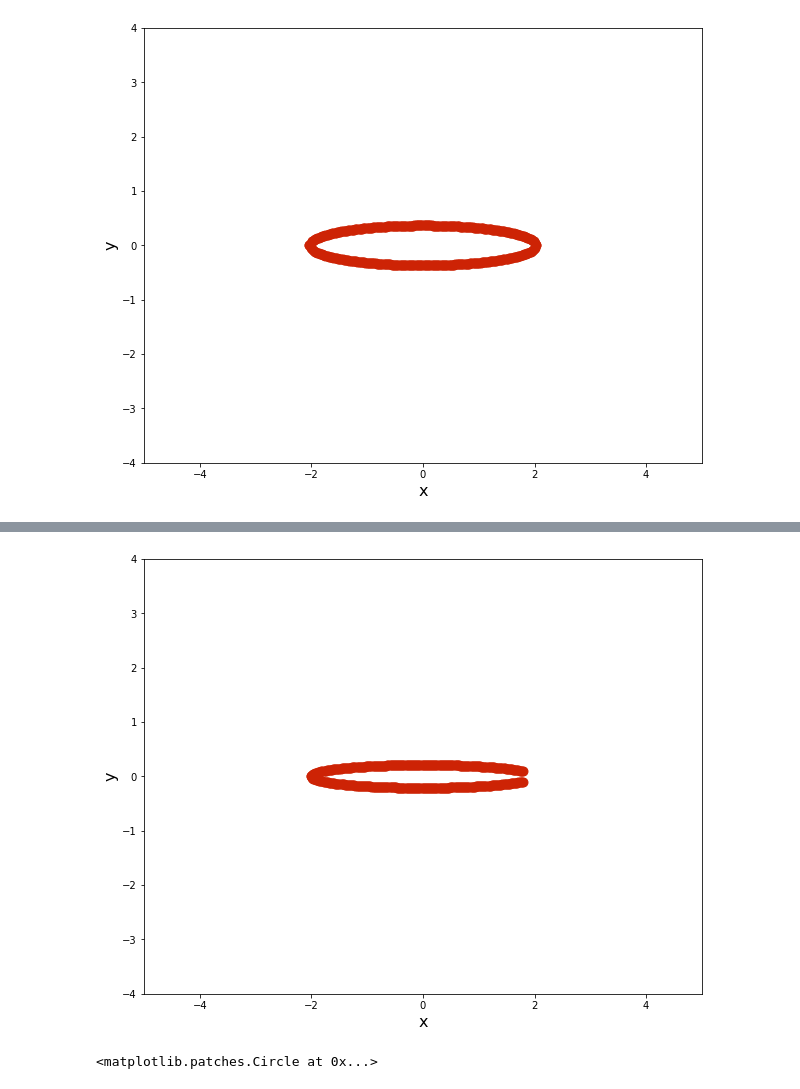
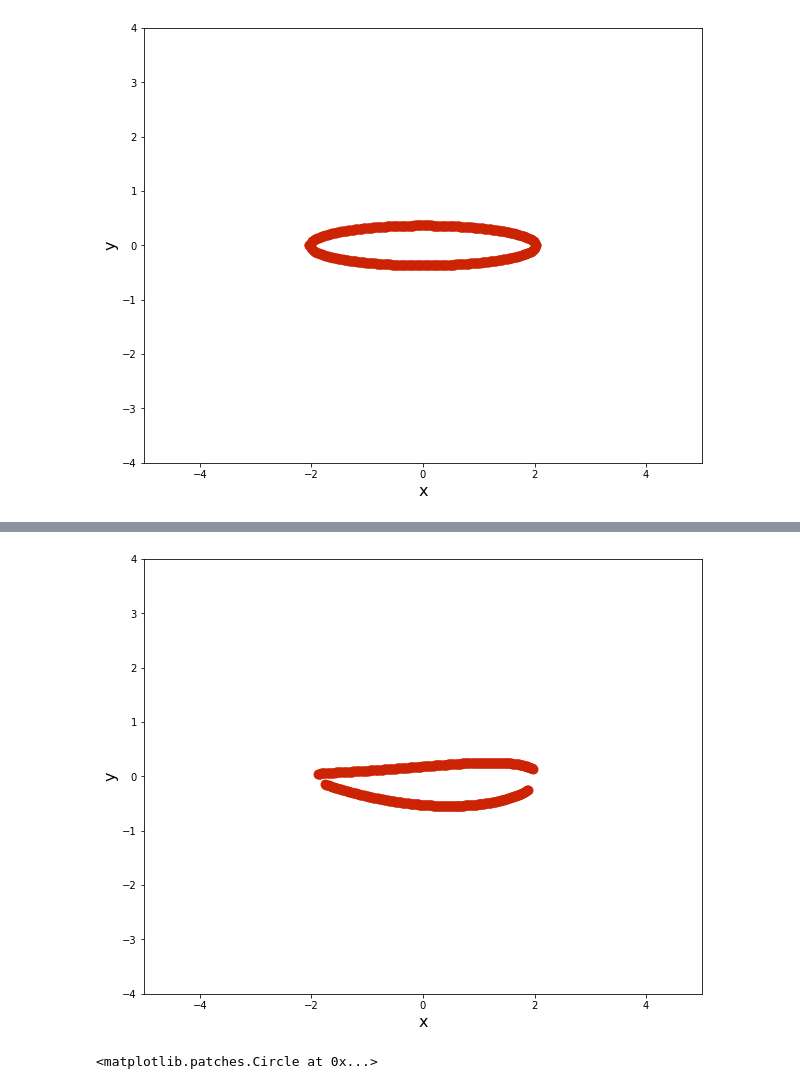
Before and after one commit to tianjiaozhang678/mae6226, a Jupyter notebook: Assignment2.ipynb, the cells around one changed output, grey strips where cells are left out. Drawn from its saved outputs; the diff is of its cells as text; code cells hidden in the pictures.

```diff
--- a/Assignment2.ipynb
+++ b/Assignment2.ipynb
@@ -87,17 +87,17 @@ pyplot.ylabel('y', fontsize=16)
 pyplot.xlim(x_start, x_end)
 pyplot.ylim(y_start, y_end)
 n = 200
-x = numpy.linspace(-1.1, 1.0, n)
+y = numpy.linspace(-1.2, 1.2, n)
 
 for i in range(n):
-    y = +math.sqrt(1.2 * 1.2 - x[i]  *x[i])
-    x_J = (x[i] * (x[i] * x[i] + y * y + 1)) / (x[i] * x[i] + y * y)
-    y_J = (y * (x[i] * x[i] + y * y - 1)) / (x[i] * x[i] + y * y)
+    x = +math.sqrt(1.2 * 1.2 - y[i] * y[i]) - 0.2
+    x_J = (y[i] * (y[i] * y[i] + x * x + 1)) / (y[i] * y[i] + x * x)
+    y_J = (x * (y[i] * y[i] + x * x - 1)) / (y[i] * y[i] + x * x)
     pyplot.scatter(x_J,y_J, color='#CD2305', s=80, marker='o')
 
 for i in range(n):
-    y = -math.sqrt(1.2 * 1.2 - x[i]  *x[i])
-    x_J = (x[i] * (x[i] * x[i] + y * y + 1)) / (x[i] * x[i] + y * y)
-    y_J = (y * (x[i] * x[i] + y * y - 1)) / (x[i] * x[i] + y * y)
+    x = -math.sqrt(1.2 * 1.2 - y[i] * y[i]) - 0.2
+    x_J = (y[i] * (y[i] * y[i] + x * x + 1)) / (y[i] * y[i] + x * x)
+    y_J = (x * (y[i] * y[i] + x * x - 1)) / (y[i] * y[i] + x * x)
     pyplot.scatter(x_J,y_J, color='#CD2305', s=80, marker='o')
 # %% [output]
@@ -105,27 +105,27 @@ for i in range(n):
 # %%
 width = 10
 height = (y_end - y_start) / (x_end - x_start) * width
 pyplot.figure(figsize=(width, height))
 pyplot.xlabel('x', fontsize=16)
 pyplot.ylabel('y', fontsize=16)
 pyplot.xlim(x_start, x_end)
 pyplot.ylim(y_start, y_end)
 n = 200
-x = numpy.linspace(-0.9, 0.8, n)
+y = numpy.linspace(-math.sqrt(1.1*1.1 + 0.1*0.1), +math.sqrt(1.1*1.1 + 0.1*0.1), n)
 
 for i in range(n):
-    y = +math.sqrt(0.9 * 0.9 - x[i]  *x[i])
-    x_J = (x[i] * (x[i] * x[i] + y * y + 1)) / (x[i] * x[i] + y * y)
-    y_J = (y * (x[i] * x[i] + y * y - 1)) / (x[i] * x[i] + y * y)
+    x = +math.sqrt(1.2 * 1.2 - y[i] * y[i]) - 0.1
+    x_J = ((y[i] + 0.1) * ((y[i] + 0.1) * (y[i] + 0.1) + x * x + 1)) / ((y[i] + 0.1) * (y[i] + 0.1) + x * x)
+    y_J = (x * ((y[i] + 0.1) * (y[i] + 0.1) + x * x - 1)) / ((y[i] + 0.1) * (y[i] + 0.1) + x * x)
     pyplot.scatter(x_J,y_J, color='#CD2305', s=80, marker='o')
 
 for i in range(n):
-    y = -math.sqrt(0.9 * 0.9 - x[i]  *x[i])
-    x_J = (x[i] * (x[i] * x[i] + y * y + 1)) / (x[i] * x[i] + y * y)
-    y_J = (y * (x[i] * x[i] + y * y - 1)) / (x[i] * x[i] + y * y)
+    x = -math.sqrt(1.2 * 1.2 - y[i] * y[i]) - 0.1
+    x_J = ((y[i] + 0.1) * ((y[i] + 0.1) * (y[i] + 0.1) + x * x + 1)) / ((y[i] + 0.1) * (y[i] + 0.1) + x * x)
+    y_J = (x * ((y[i] + 0.1) * (y[i] + 0.1) + x * x - 1)) / ((y[i] + 0.1) * (y[i] + 0.1) + x * x)
     pyplot.scatter(x_J,y_J, color='#CD2305', s=80, marker='o')
 # %% [output]
-[figure, old version]
+[figure, new version]
 # %%
 import math
 import numpy
```
Also changed, not shown: parts of 1 cell of this notebook.
